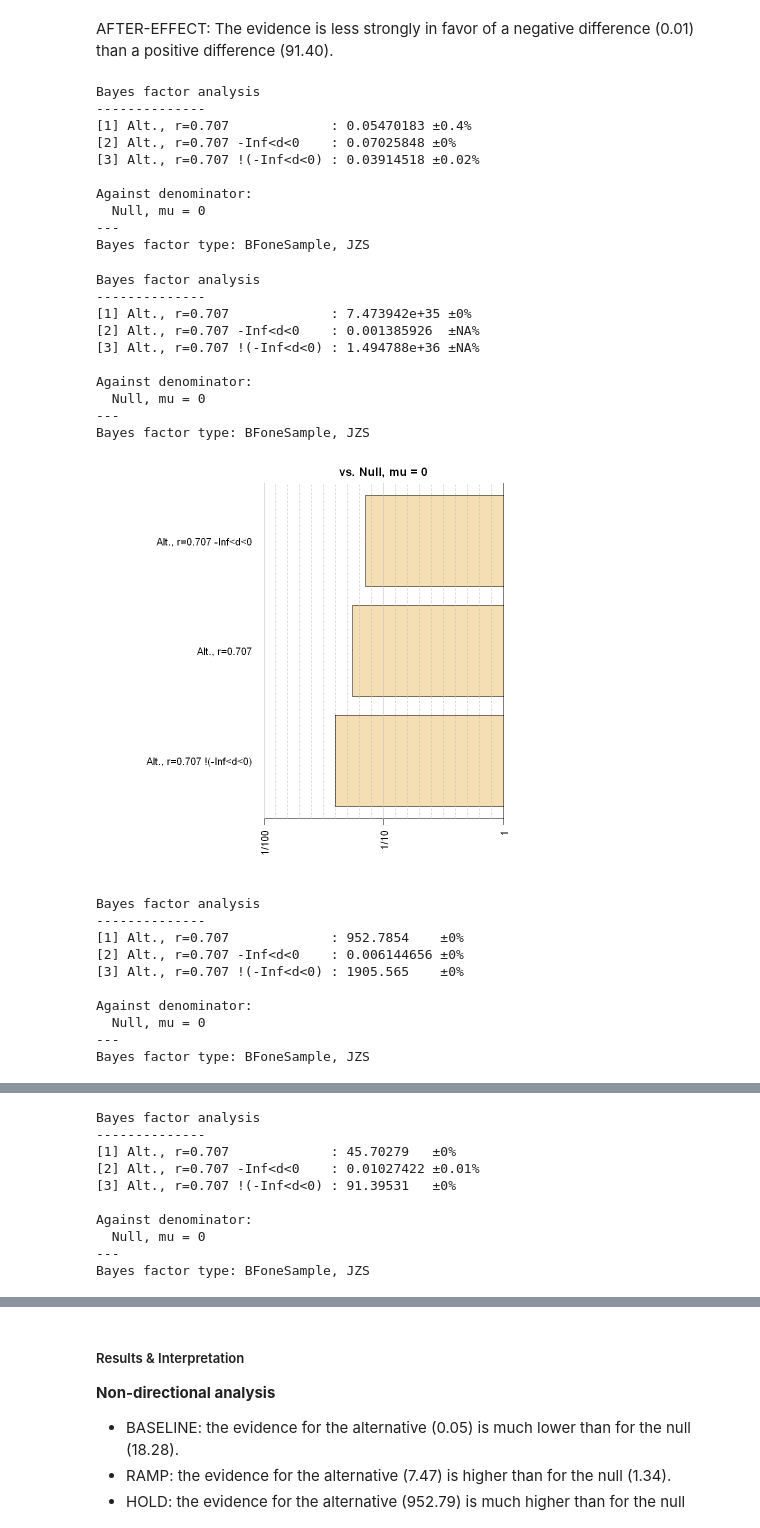
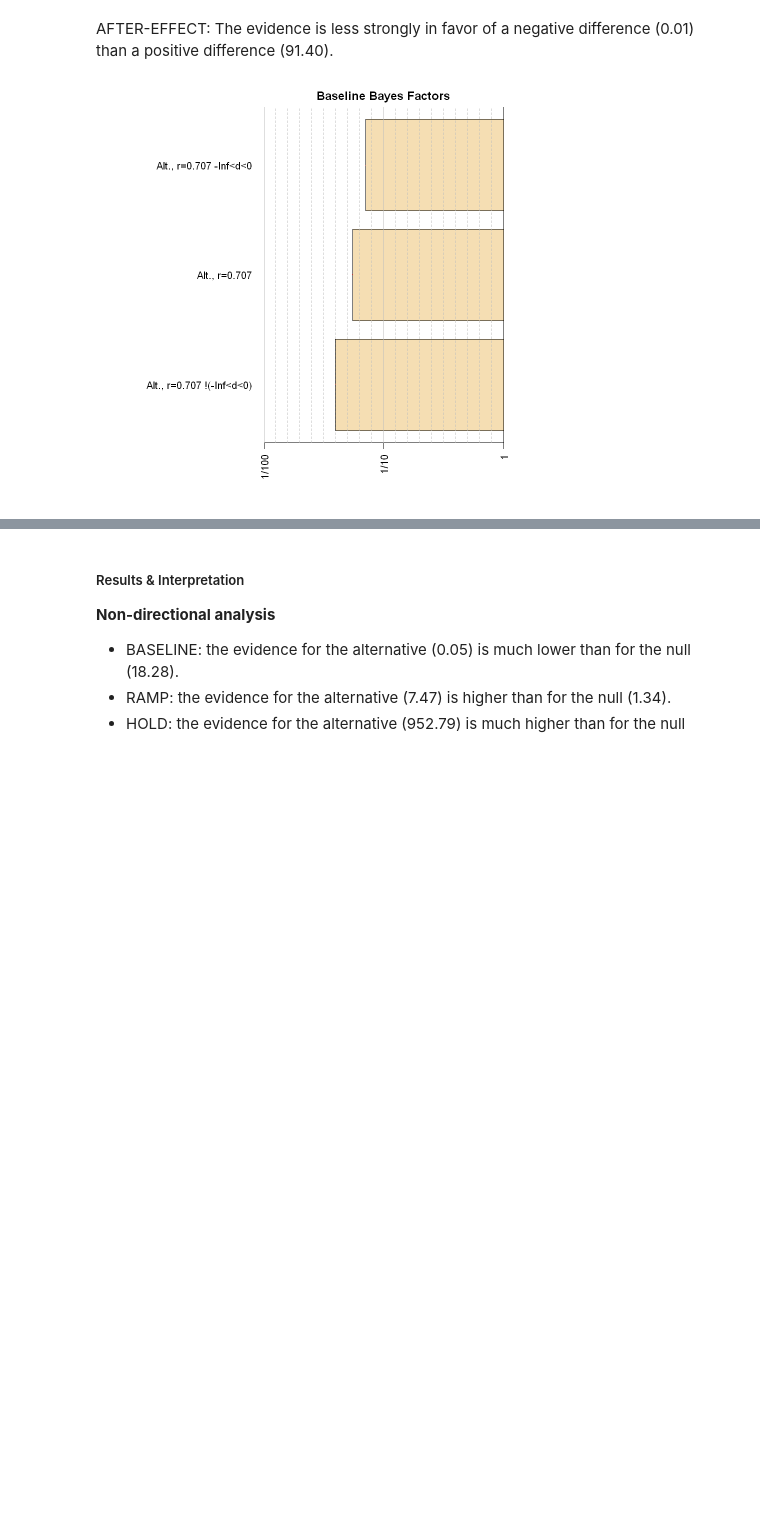
Before and after one commit to tardifmc/Tardif_DSPN_S22, a Jupyter notebook: Tardif_DSPN_s22_finalproject.ipynb, the cells around one changed output, grey strips where cells are left out. Drawn from its saved outputs; the diff is of its cells as text; code cells hidden in the pictures; blank space fills up the shorter version.

Commit message:
Updated Version again, just in case

```diff
--- a/Tardif_DSPN_s22_finalproject.ipynb
+++ b/Tardif_DSPN_s22_finalproject.ipynb
@@ -663,67 +665,27 @@ Bayes factor type: BFoneSample, JZS
 # %%
 # Visualizations
 #baseline
-allbf.bs = c(bf.bs, bfInterval.bs)
-allbf.bs
-plot(allbf.bs)
+  allbf.bs = c(bf.bs, bfInterval.bs)
+  #allbf.bs
+  plot(allbf.bs, main = "Baseline: Bayes Factors")
 
 #ramp
   allbf.r = c(bf.r, bfInterval.r)
-  allbf.r
+  #allbf.r
   plot(allbf.r)
 
 #hold
   allbf.h = c(bf.h, bfInterval.h)
-  allbf.h
+  #allbf.h
   plot(allbf.h)
 
 #after-effect
   allbf.ae = c(bf.ae, bfInterval.ae)
-  allbf.ae
+  #allbf.ae
   plot(allbf.ae)
 # %% [output]
-Bayes factor analysis
---------------
-[1] Alt., r=0.707             : 0.05470183 ±0.4%
-[2] Alt., r=0.707 -Inf<d<0    : 0.07025848 ±0%
-[3] Alt., r=0.707 !(-Inf<d<0) : 0.03914518 ±0.02%
-
-Against denominator:
-  Null, mu = 0
----
-Bayes factor type: BFoneSample, JZS
-Bayes factor analysis
---------------
-[1] Alt., r=0.707             : 7.473942e+35 ±0%
-[2] Alt., r=0.707 -Inf<d<0    : 0.001385926  ±NA%
-[3] Alt., r=0.707 !(-Inf<d<0) : 1.494788e+36 ±NA%
-
-Against denominator:
-  Null, mu = 0
----
-Bayes factor type: BFoneSample, JZS
-[figure, old version]
+[figure, new version]
-Bayes factor analysis
---------------
-[1] Alt., r=0.707             : 952.7854    ±0%
-[2] Alt., r=0.707 -Inf<d<0    : 0.006144656 ±0%
-[3] Alt., r=0.707 !(-Inf<d<0) : 1905.565    ±0%
-
-Against denominator:
-  Null, mu = 0
----
-Bayes factor type: BFoneSample, JZS
 [figure]
-Bayes factor analysis
---------------
-[1] Alt., r=0.707             : 45.70279   ±0%
-[2] Alt., r=0.707 -Inf<d<0    : 0.01027422 ±0.01%
-[3] Alt., r=0.707 !(-Inf<d<0) : 91.39531   ±0%
-
-Against denominator:
-  Null, mu = 0
----
-Bayes factor type: BFoneSample, JZS
 [figure]
 [figure]
 # %% [markdown]
```
Also changed, not shown: parts of 5 cells of this notebook.
